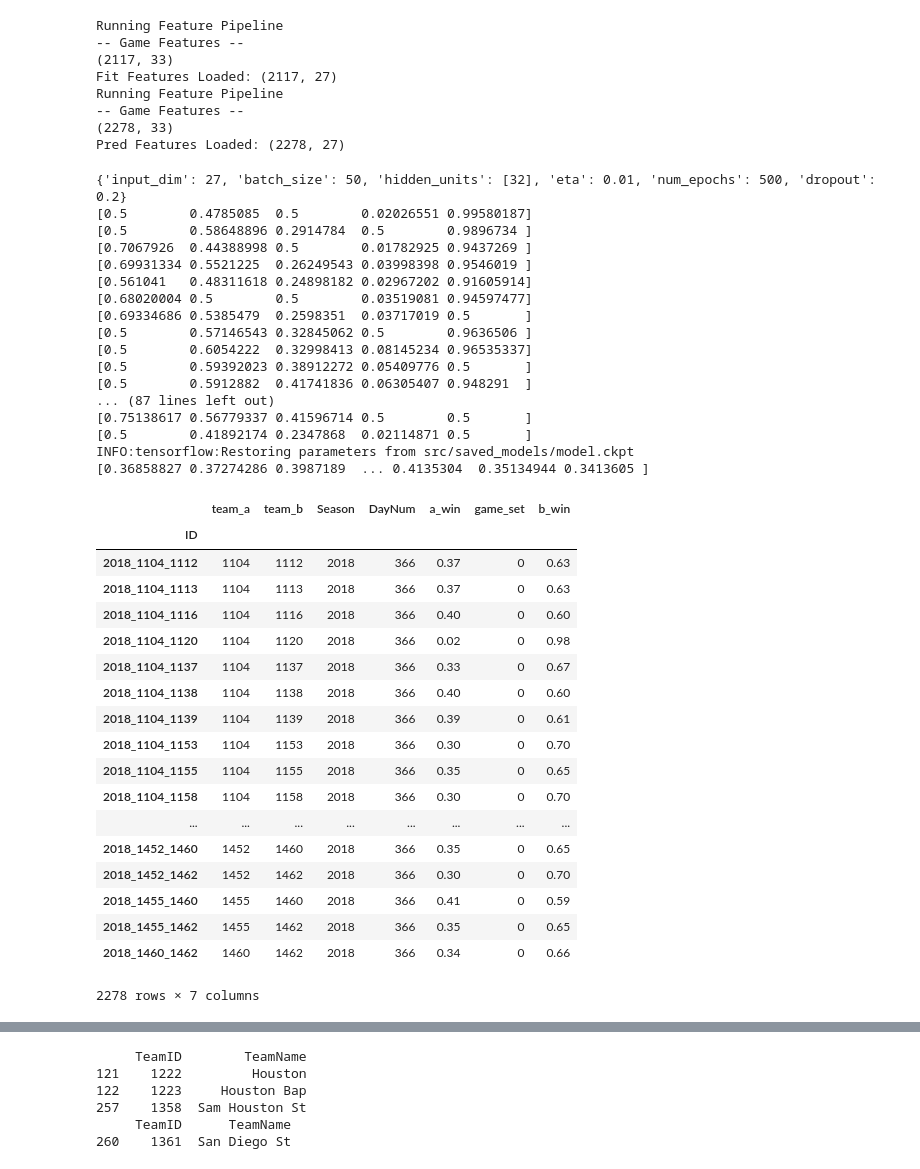
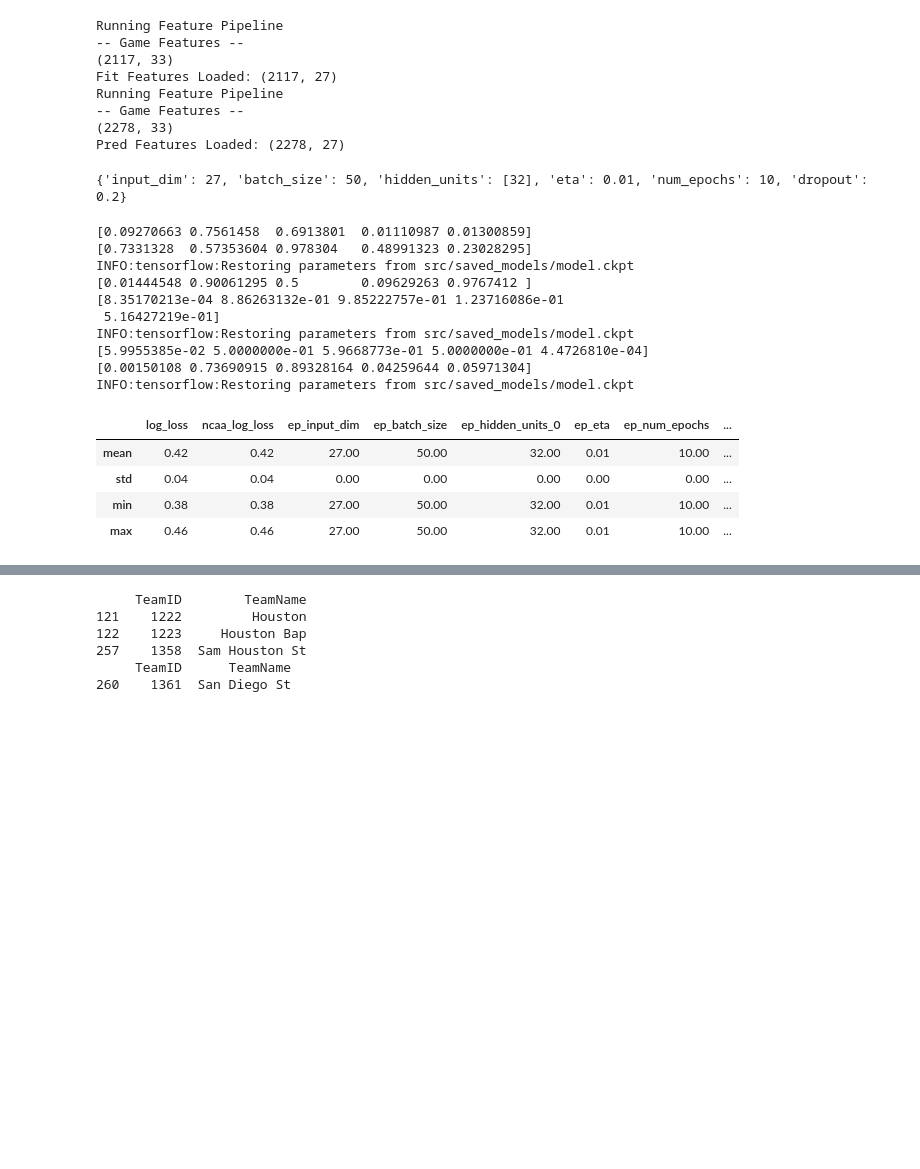
Before and after one commit to TheMoods/MarchMadness, a Jupyter notebook: 3_javi_event_data_2.ipynb, the cells around one changed output, grey strips where cells are left out. Cells and saved outputs as stored; diff of their text form; code cells hidden in the pictures; blank space fills up the shorter version.

```diff
--- a/3_javi_event_data_2.ipynb
+++ b/3_javi_event_data_2.ipynb
@@ -172,53 +172,33 @@ Running Feature Pipeline
 -- Game Features --
 (2278, 33)
 Pred Features Loaded: (2278, 27)
+# %%
+param_dict = {
+    'input_dim': 27,
+    'batch_size': 50,
+    'hidden_units': [32],
+    'eta': 0.01,
+    'num_epochs': 10,
+    'dropout': 0.2,
+}
+print(param_dict)
+# %% [output]
+{'input_dim': 27, 'batch_size': 50, 'hidden_units': [32], 'eta': 0.01, 'num_epochs': 10, 'dropout': 0.2}
 # %%
-m.cross_validate()
+m.cross_validate(ep=param_dict)
+# %% [output]
+[0.09270663 0.7561458  0.6913801  0.01110987 0.01300859]
+[0.7331328  0.57353604 0.978304   0.48991323 0.23028295]
+INFO:tensorflow:Restoring parameters from src/saved_models/model.ckpt
+[0.01444548 0.90061295 0.5        0.09629263 0.9767412 ]
+[8.35170213e-04 8.86263132e-01 9.85222757e-01 1.23716086e-01
+ 5.16427219e-01]
+INFO:tensorflow:Restoring parameters from src/saved_models/model.ckpt
+[5.9955385e-02 5.0000000e-01 5.9668773e-01 5.0000000e-01 4.4726810e-04]
+[0.00150108 0.73690915 0.89328164 0.04259644 0.05971304]
+INFO:tensorflow:Restoring parameters from src/saved_models/model.ckpt
+|  | log_loss | ncaa_log_loss | ep_input_dim | ep_batch_size | ep_hidden_units_0 | ep_eta | ep_num_epochs | ... |
+| mean | 0.42 | 0.42 | 27.00 | 50.00 | 32.00 | 0.01 | 10.00 | ... |
+| std | 0.04 | 0.04 | 0.00 | 0.00 | 0.00 | 0.00 | 0.00 | ... |
+| min | 0.38 | 0.38 | 27.00 | 50.00 | 32.00 | 0.01 | 10.00 | ... |
+| max | 0.46 | 0.46 | 27.00 | 50.00 | 32.00 | 0.01 | 10.00 | ... |
-# %%
-param_dict = {
-    'input_dim': 27,
-    'batch_size': 50,
-    'hidden_units': [32],
-    'eta': 0.01,
-    'num_epochs': 500,
-    'dropout': 0.2,
-}
-print(param_dict)
-m.fit_predict(ep=param_dict)
-# %% [output]
-{'input_dim': 27, 'batch_size': 50, 'hidden_units': [32], 'eta': 0.01, 'num_epochs': 500, 'dropout': 0.2}
-[0.5        0.4785085  0.5        0.02026551 0.99580187]
-[0.5        0.58648896 0.2914784  0.5        0.9896734 ]
-[0.7067926  0.44388998 0.5        0.01782925 0.9437269 ]
-[0.69931334 0.5521225  0.26249543 0.03998398 0.9546019 ]
-[0.561041   0.48311618 0.24898182 0.02967202 0.91605914]
-[0.68020004 0.5        0.5        0.03519081 0.94597477]
-[0.69334686 0.5385479  0.2598351  0.03717019 0.5       ]
-[0.5        0.57146543 0.32845062 0.5        0.9636506 ]
-[0.5        0.6054222  0.32998413 0.08145234 0.96535337]
-[0.5        0.59392023 0.38912272 0.05409776 0.5       ]
-[0.5        0.5912882  0.41741836 0.06305407 0.948291  ]
-... (87 lines left out)
-[0.75138617 0.56779337 0.41596714 0.5        0.5       ]
-[0.5        0.41892174 0.2347868  0.02114871 0.5       ]
-INFO:tensorflow:Restoring parameters from src/saved_models/model.ckpt
-[0.36858827 0.37274286 0.3987189  ... 0.4135304  0.35134944 0.3413605 ]
-|  | team_a | team_b | Season | DayNum | a_win | game_set | b_win |
-| ID |  |  |  |  |  |  |  |
-| 2018_1104_1112 | 1104 | 1112 | 2018 | 366 | 0.37 | 0 | 0.63 |
-| 2018_1104_1113 | 1104 | 1113 | 2018 | 366 | 0.37 | 0 | 0.63 |
-| 2018_1104_1116 | 1104 | 1116 | 2018 | 366 | 0.40 | 0 | 0.60 |
-| 2018_1104_1120 | 1104 | 1120 | 2018 | 366 | 0.02 | 0 | 0.98 |
-| 2018_1104_1137 | 1104 | 1137 | 2018 | 366 | 0.33 | 0 | 0.67 |
-| 2018_1104_1138 | 1104 | 1138 | 2018 | 366 | 0.40 | 0 | 0.60 |
-| 2018_1104_1139 | 1104 | 1139 | 2018 | 366 | 0.39 | 0 | 0.61 |
-| 2018_1104_1153 | 1104 | 1153 | 2018 | 366 | 0.30 | 0 | 0.70 |
-| 2018_1104_1155 | 1104 | 1155 | 2018 | 366 | 0.35 | 0 | 0.65 |
-| 2018_1104_1158 | 1104 | 1158 | 2018 | 366 | 0.30 | 0 | 0.70 |
-| ... | ... | ... | ... | ... | ... | ... | ... |
-| 2018_1452_1460 | 1452 | 1460 | 2018 | 366 | 0.35 | 0 | 0.65 |
-| 2018_1452_1462 | 1452 | 1462 | 2018 | 366 | 0.30 | 0 | 0.70 |
-| 2018_1455_1460 | 1455 | 1460 | 2018 | 366 | 0.41 | 0 | 0.59 |
-| 2018_1455_1462 | 1455 | 1462 | 2018 | 366 | 0.35 | 0 | 0.65 |
-| 2018_1460_1462 | 1460 | 1462 | 2018 | 366 | 0.34 | 0 | 0.66 |
-2278 rows × 7 columns
```
Also changed, not shown: parts of 1 cell of this notebook, 3 other files.
